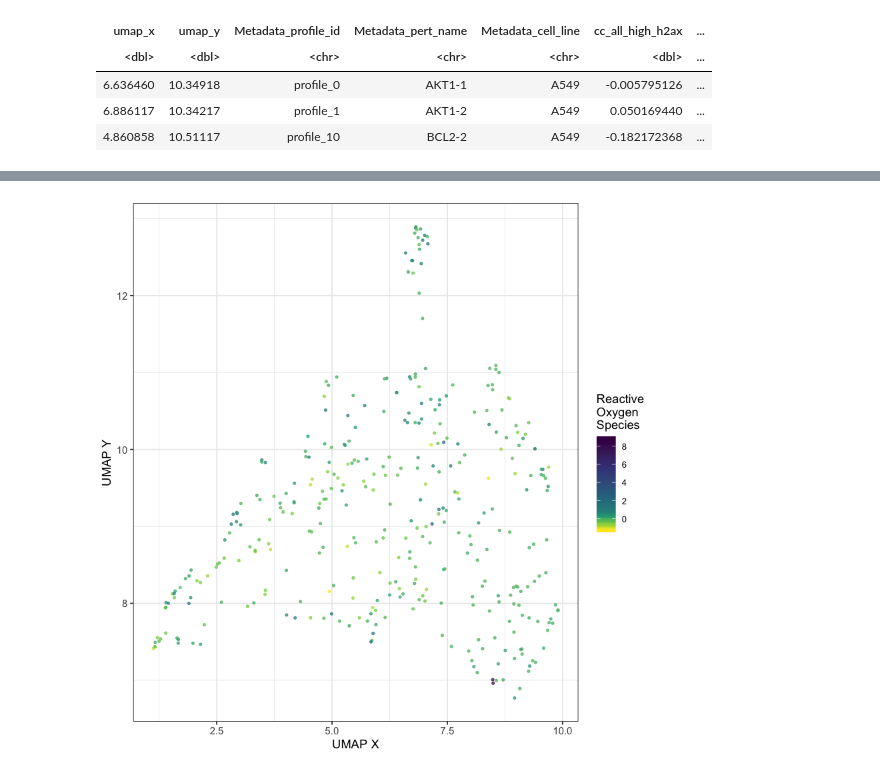
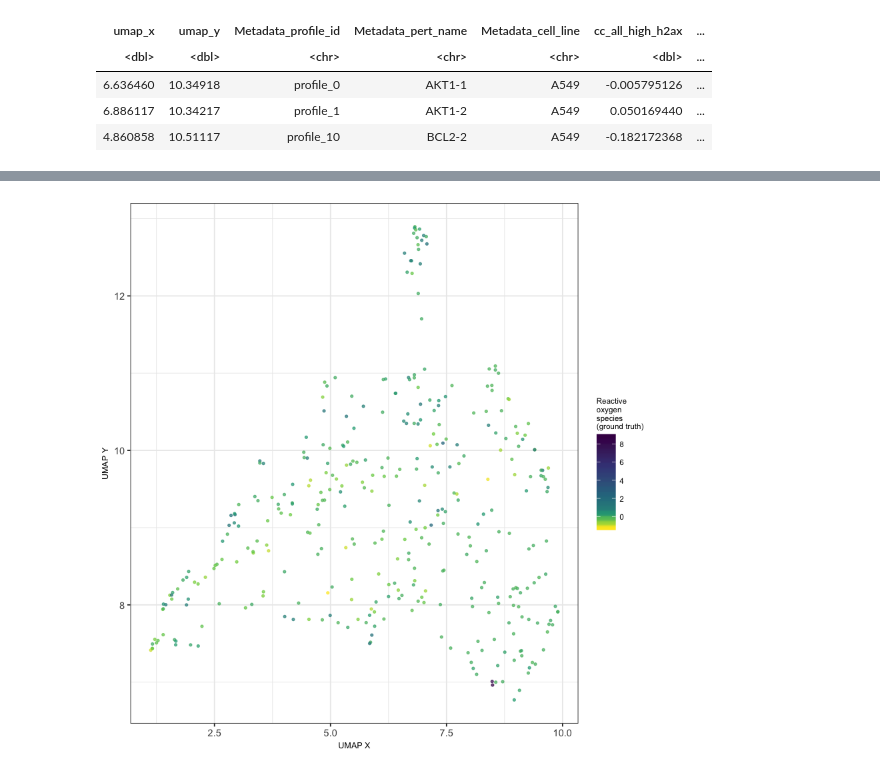
Before and after one commit to broadinstitute/cell-health, a Jupyter notebook: 3.train/11.visualize-crispr-umap.ipynb, the cells around one changed output, grey strips where cells are left out. Drawn from its saved outputs; the diff is of its cells as text; code cells hidden in the pictures.

```diff
--- a/3.train/11.visualize-crispr-umap.ipynb
+++ b/3.train/11.visualize-crispr-umap.ipynb
@@ -79,19 +78,18 @@ g1_count_gg
 # %%
 ros_gg <- ggplot(umap_df, aes(x = umap_x, y = umap_y)) +
     geom_point(aes(color = vb_ros_mean), alpha = point_alpha, size = point_size) +
     xlab("UMAP X") +
     ylab("UMAP Y") +
     theme_bw() +
-    theme(axis.text = element_text(size = axis_text_size),
-          legend.text = element_text(size = legend_text_size)) +
+    text_theme +
     scale_color_viridis_c(
-        name = "Reactive\nOxygen\nSpecies",
+        name = "Reactive\noxygen\nspecies\n(ground truth)",
         values = scales::rescale(c(10, 3.5, 2))
     )
 
 ros_gg
 # %% [output]
-[figure, old version]
+[figure, new version]
 # %%
 scatter_gg <- ggplot(umap_df, aes(x = cc_g1_n_objects, y = vb_ros_mean)) +
     geom_point(aes(color = Metadata_cell_line), alpha = point_alpha, size = point_size) +
```
Also changed, not shown: parts of 4 cells of this notebook, 2 other files.
